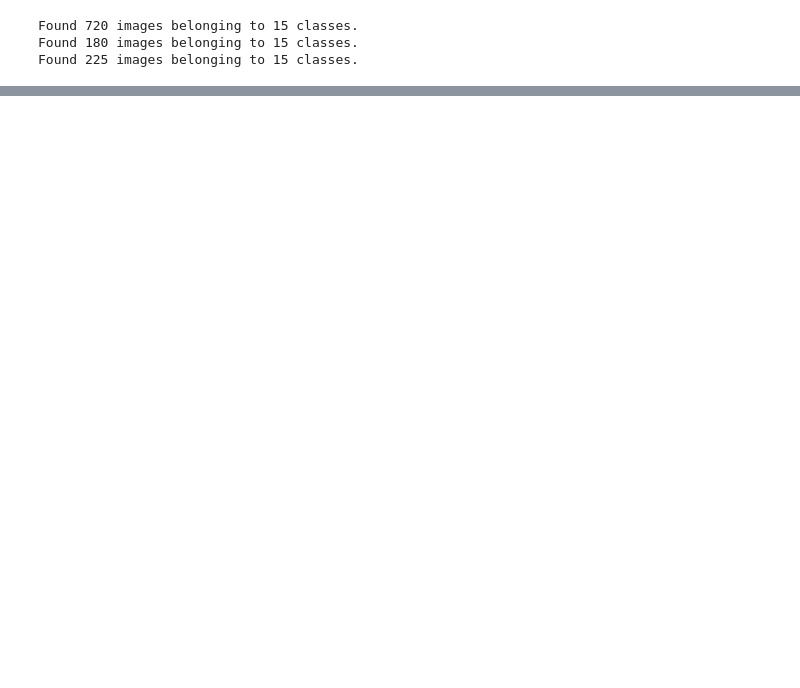
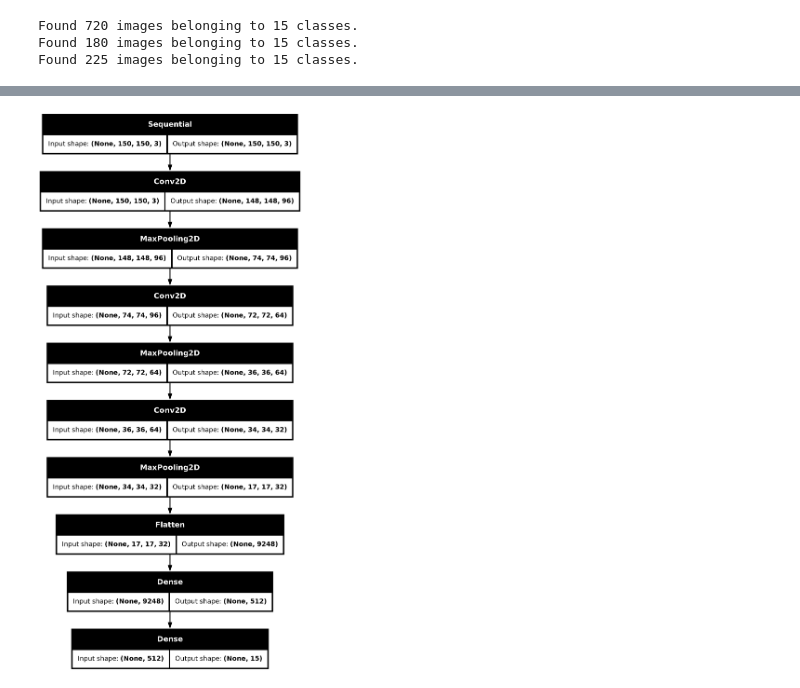
Before and after one commit to adityam23/deepforest_leaf-detection, a Jupyter notebook: CNN_DL.ipynb, the cells around one changed output, grey strips where cells are left out. Drawn from its saved outputs; the diff is of its cells as text; code cells hidden in the pictures; blank space fills up the shorter version.

```diff
--- a/CNN_DL.ipynb
+++ b/CNN_DL.ipynb
@@ -59,6 +61,8 @@ print(plant_labels)
 # Data loading and preprocessing
 datagen = ImageDataGenerator(
     rescale=1./255, # rescale data
+    horizontal_flip=True,
+    vertical_flip=True,
     validation_split=0.2
 )  # 20% validation split
 
@@ -177,0 +226,8 @@ is 0.001.
+# %%
+model = tf.keras.models.load_model('hypermodel_1.keras')
+model_rs = tf.keras.models.load_model('hypermodel_2.keras')
+model_bo = tf.keras.models.load_model('hypermodel_3.keras')
+# %%
+# Train to find best epoch
+
+history = model.fit(train_generator,epochs=50, validation_data=validation_generator)
@@ -214,3 +310,5 @@ hypermodel.save('hypermodel_10.keras')
 # %%
-dot_img_file = 'model_10.png'
+dot_img_file = 'hypermodel.png'
 tf.keras.utils.plot_model(model, to_file=dot_img_file, show_shapes=True)
+# %% [output]
+[figure, added]
```
Also changed, not shown: parts of 24 cells of this notebook, 1 other file.
